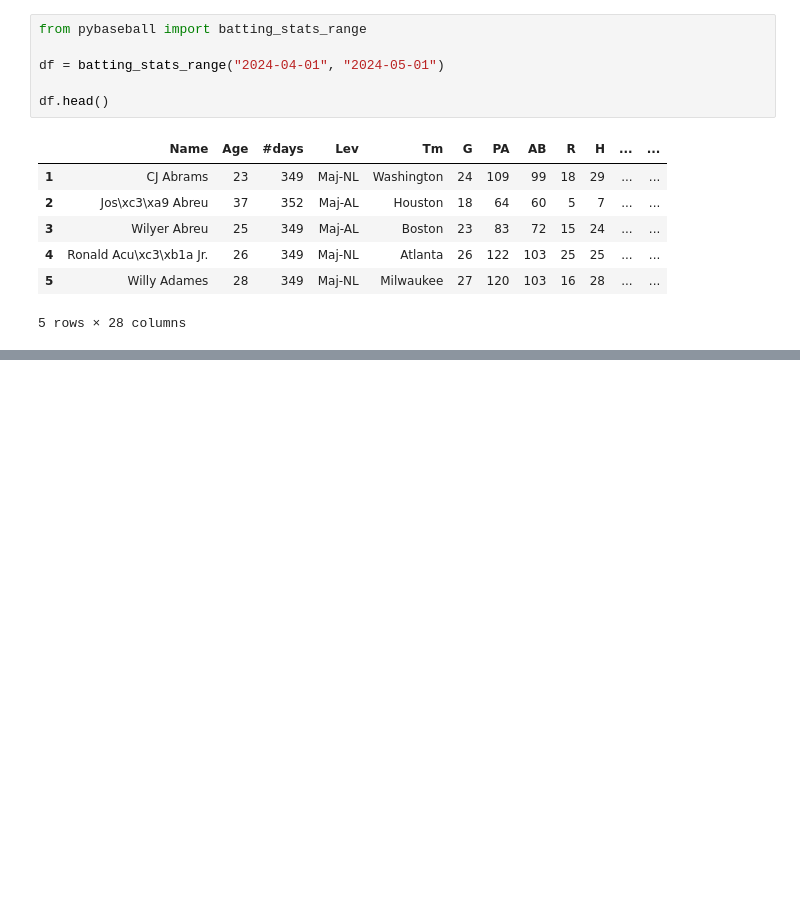
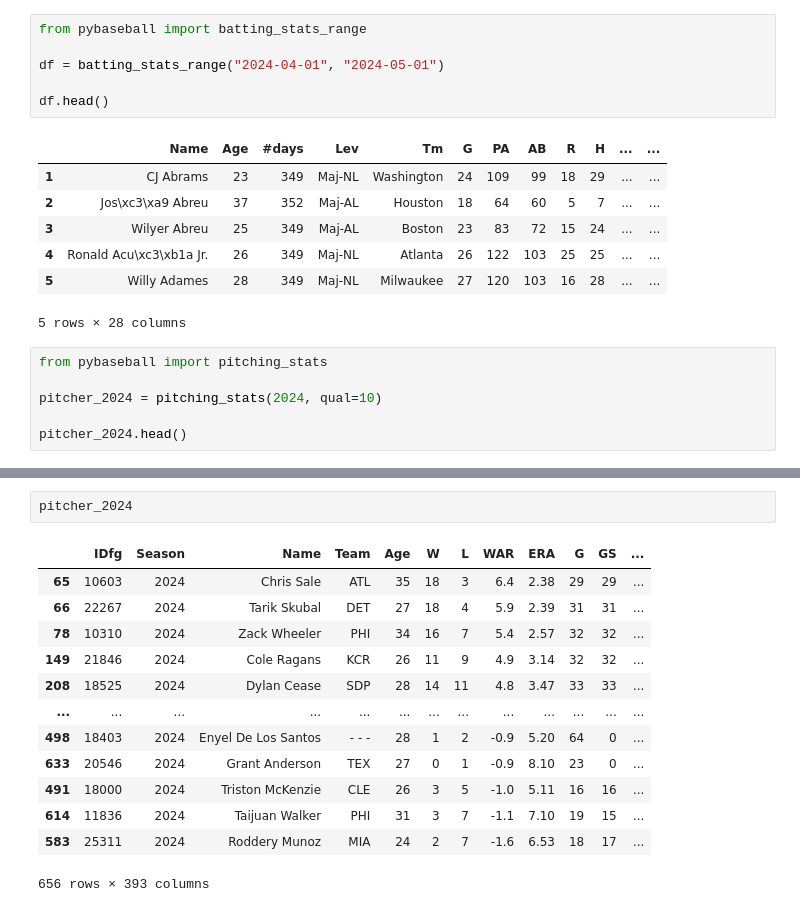
Before and after one commit to JSakuraa/mlb-hit-prediction, a Jupyter notebook: src/DATA_PROCESSING.ipynb, the cells around one changed output, grey strips where cells are left out. Drawn from its saved outputs; the diff is of its cells as text; blank space fills up the shorter version.

Commit message:
added pitcher stats to at bat data

```diff
--- a/src/DATA_PROCESSING.ipynb
+++ b/src/DATA_PROCESSING.ipynb
@@ -101,3 +101,9 @@ df.head()
 | 4 | Ronald Acu\xc3\xb1a Jr. | 26 | 349 | Maj-NL | Atlanta | 26 | 122 | 103 | 25 | 25 | ... | ... |
 | 5 | Willy Adames | 28 | 349 | Maj-NL | Milwaukee | 27 | 120 | 103 | 16 | 28 | ... | ... |
 5 rows × 28 columns
+# %%
+from pybaseball import pitching_stats
+
+pitcher_2024 = pitching_stats(2024, qual=10)
+
+pitcher_2024.head()
@@ -103,0 +118,16 @@ df.head()
+# %%
+pitcher_2024
+# %% [output]
+|  | IDfg | Season | Name | Team | Age | W | L | WAR | ERA | G | GS | ... |
+| 65 | 10603 | 2024 | Chris Sale | ATL | 35 | 18 | 3 | 6.4 | 2.38 | 29 | 29 | ... |
+| 66 | 22267 | 2024 | Tarik Skubal | DET | 27 | 18 | 4 | 5.9 | 2.39 | 31 | 31 | ... |
+| 78 | 10310 | 2024 | Zack Wheeler | PHI | 34 | 16 | 7 | 5.4 | 2.57 | 32 | 32 | ... |
+| 149 | 21846 | 2024 | Cole Ragans | KCR | 26 | 11 | 9 | 4.9 | 3.14 | 32 | 32 | ... |
+| 208 | 18525 | 2024 | Dylan Cease | SDP | 28 | 14 | 11 | 4.8 | 3.47 | 33 | 33 | ... |
+| ... | ... | ... | ... | ... | ... | ... | ... | ... | ... | ... | ... | ... |
+| 498 | 18403 | 2024 | Enyel De Los Santos | - - - | 28 | 1 | 2 | -0.9 | 5.20 | 64 | 0 | ... |
+| 633 | 20546 | 2024 | Grant Anderson | TEX | 27 | 0 | 1 | -0.9 | 8.10 | 23 | 0 | ... |
+| 491 | 18000 | 2024 | Triston McKenzie | CLE | 26 | 3 | 5 | -1.0 | 5.11 | 16 | 16 | ... |
+| 614 | 11836 | 2024 | Taijuan Walker | PHI | 31 | 3 | 7 | -1.1 | 7.10 | 19 | 15 | ... |
+| 583 | 25311 | 2024 | Roddery Munoz | MIA | 24 | 2 | 7 | -1.6 | 6.53 | 18 | 17 | ... |
+656 rows × 393 columns
```
Also changed, not shown: parts of 4 cells of this notebook, 3 other files.
